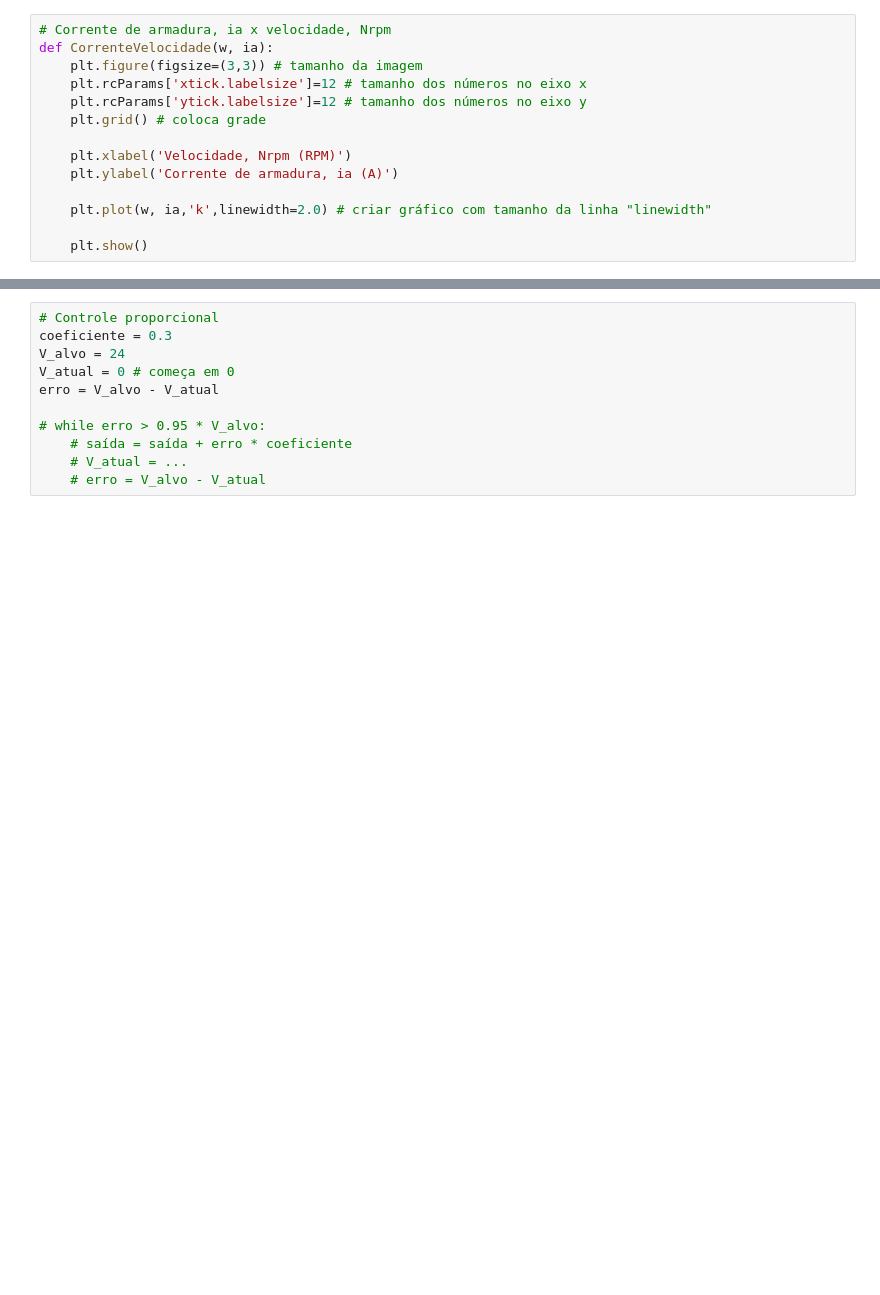
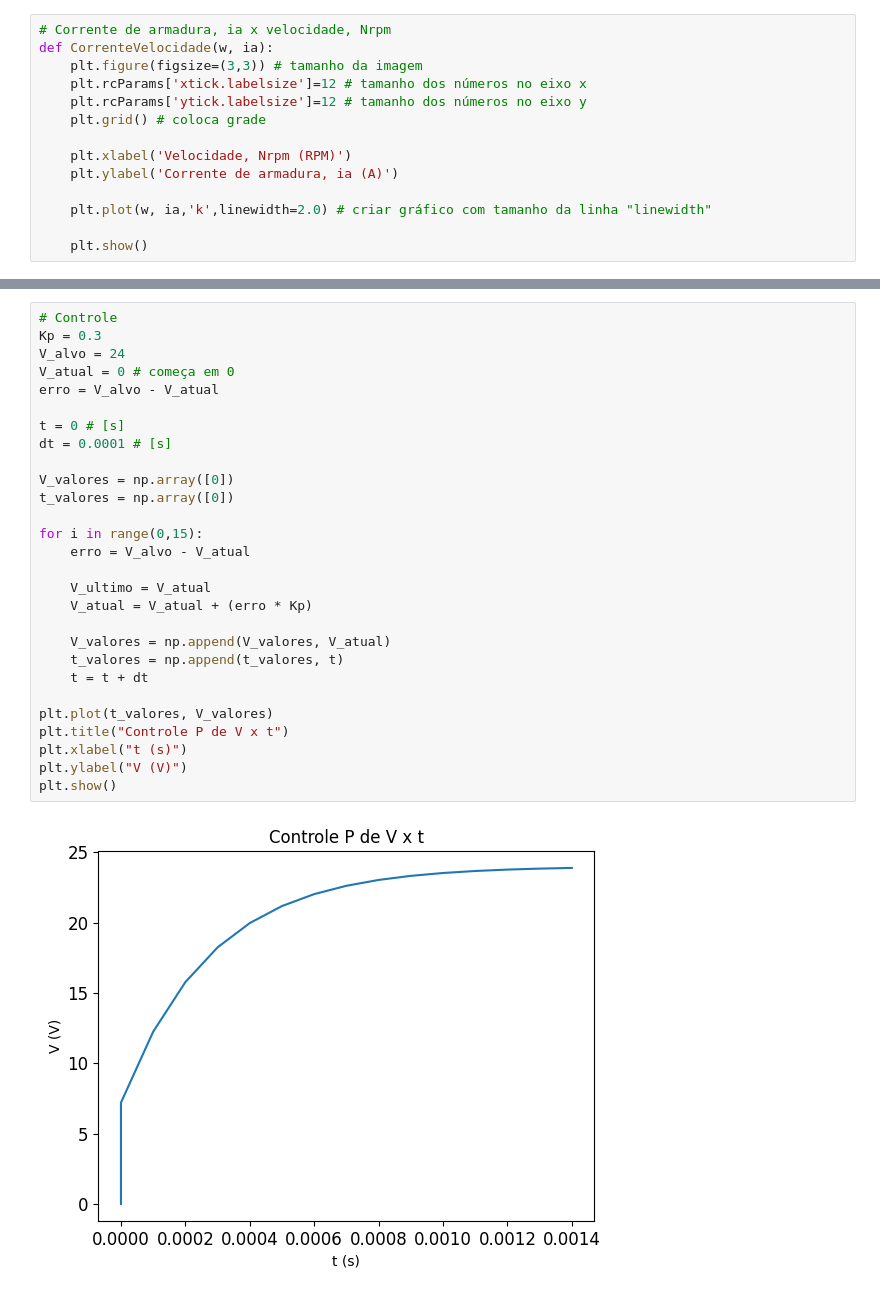
Before and after one commit to gustavoflw/medidas-eletricas, a Jupyter notebook: atividade 1.ipynb, the cells around one changed output, grey strips where cells are left out. Saved outputs shown, nothing was run; the diff lists cells and outputs as text; blank space fills up the shorter version.

Commit message:
controle

```diff
--- a/atividade 1.ipynb
+++ b/atividade 1.ipynb
@@ -150,14 +150,33 @@ D:
 [figure]
 [figure]
 [figure]
-# %%
-# Controle proporcional
-coeficiente = 0.3
-V_alvo = 24
-V_atual = 0 # começa em 0
-erro = V_alvo - V_atual
-
-# while erro > 0.95 * V_alvo:
-    # saída = saída + erro * coeficiente
-    # V_atual = ...
-    # erro = V_alvo - V_atual
+# %%
+# Controle
+Kp = 0.3
+V_alvo = 24
+V_atual = 0 # começa em 0
+erro = V_alvo - V_atual
+
+t = 0 # [s]
+dt = 0.0001 # [s]
+
+V_valores = np.array([0])
+t_valores = np.array([0])
+
+for i in range(0,15):
+    erro = V_alvo - V_atual
+
+    V_ultimo = V_atual
+    V_atual = V_atual + (erro * Kp)
+
+    V_valores = np.append(V_valores, V_atual)
+    t_valores = np.append(t_valores, t)
+    t = t + dt
+
+plt.plot(t_valores, V_valores)
+plt.title("Controle P de V x t")
+plt.xlabel("t (s)")
+plt.ylabel("V (V)")
+plt.show()
+# %% [output]
+[figure, added]
```
Also changed, not shown: parts of 2 cells of this notebook.
